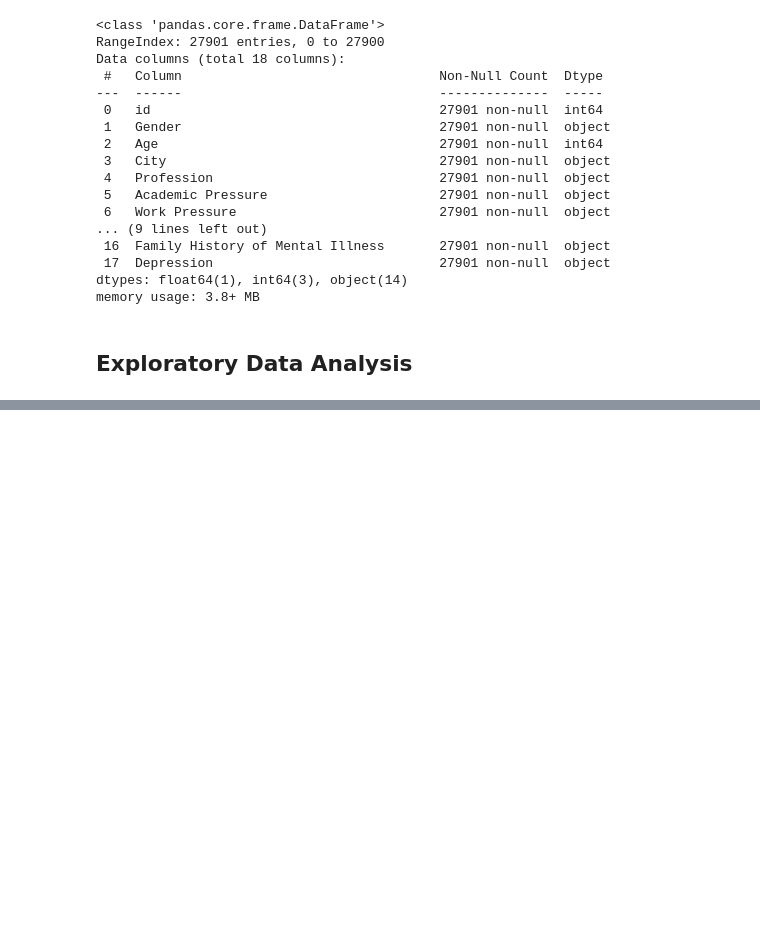
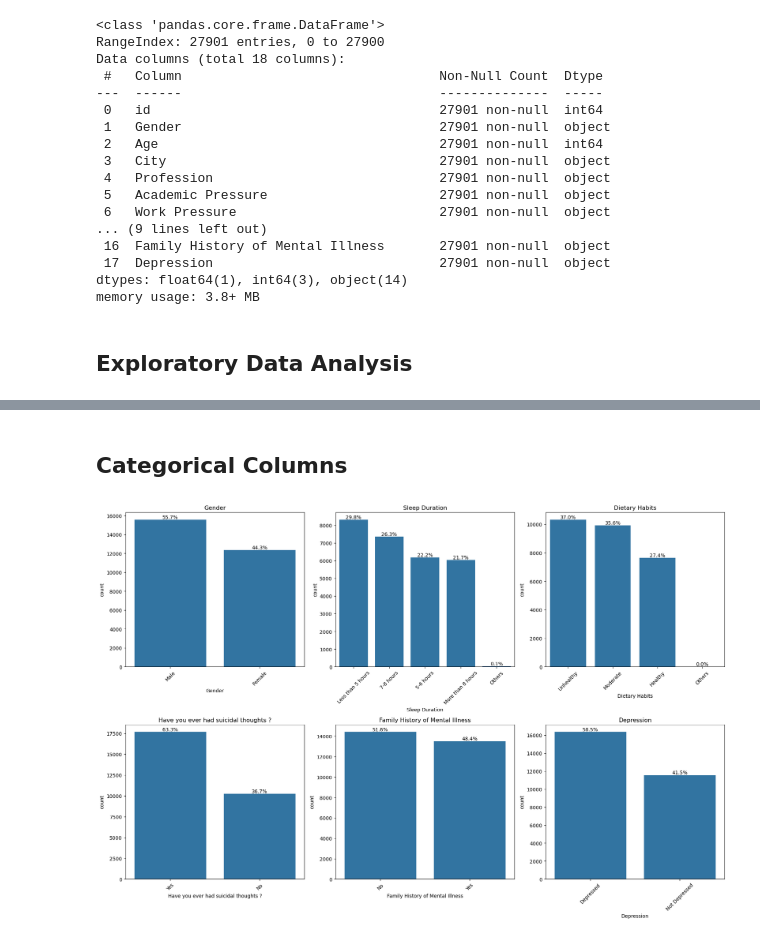
Before and after one commit to AkhileshDesai19/Student_depression_Data_Analysis, a Jupyter notebook: student_depression_analysis.ipynb, the cells around one changed output, grey strips where cells are left out. Saved outputs shown, nothing was run; the diff lists cells and outputs as text; code cells hidden in the pictures; blank space fills up the shorter version.

```diff
--- a/student_depression_analysis.ipynb
+++ b/student_depression_analysis.ipynb
@@ -400,0 +478,50 @@ memory usage: 3.8+ MB
+# %% [markdown]
+## Categorical Columns
+# %%
+
+cat_col = [
+    'Gender',
+    'Sleep Duration',
+    'Dietary Habits',
+    'Have you ever had suicidal thoughts ?',
+    'Family History of Mental Illness',
+    'Depression'
+]
+
+fig, axes = plt.subplots(2, 3, figsize=(18, 12))
+axes = axes.flatten()
+
+for i, col in enumerate(cat_col):
+
+    order = df[col].value_counts().index
+
+    ax = sns.countplot(
+        x=col,
+        data=df,
+        order=order,
+        ax=axes[i],
+
+    )
+
+    total = len(df)
+
+    for p in ax.patches:
+        percentage = f'{100 * p.get_height() / total:.1f}%'
+
+        ax.text(
+            p.get_x() + p.get_width()/2,
+            p.get_height(),
+            percentage,
+            ha='center',
+            va='bottom'
+
+
+        )
+
+    ax.set_title(col)
+    ax.tick_params(axis='x', rotation=45)
+
+plt.tight_layout()
+plt.show()
+# %% [output]
+[figure, added]
```
Also changed, not shown: parts of 32 cells of this notebook.
